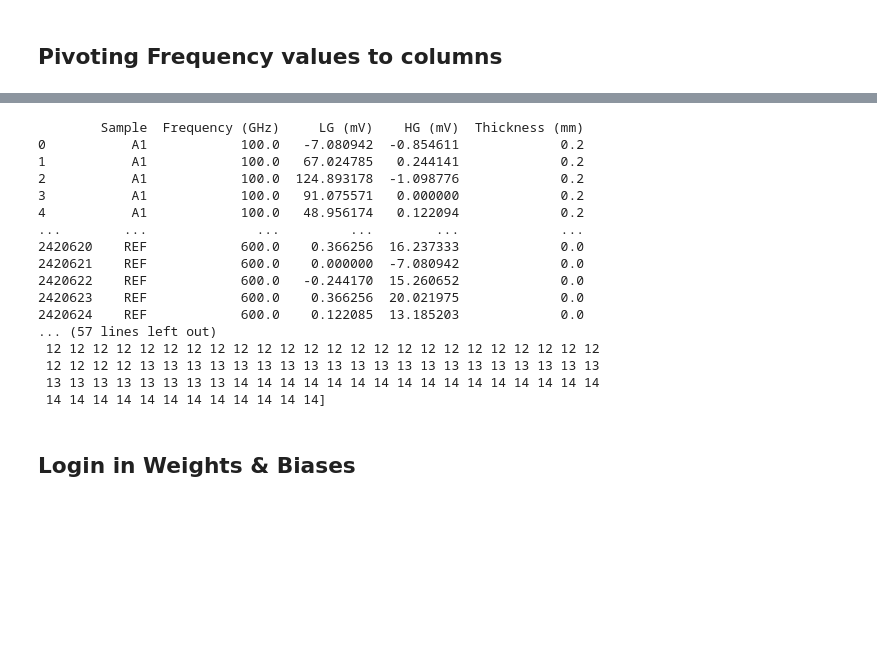
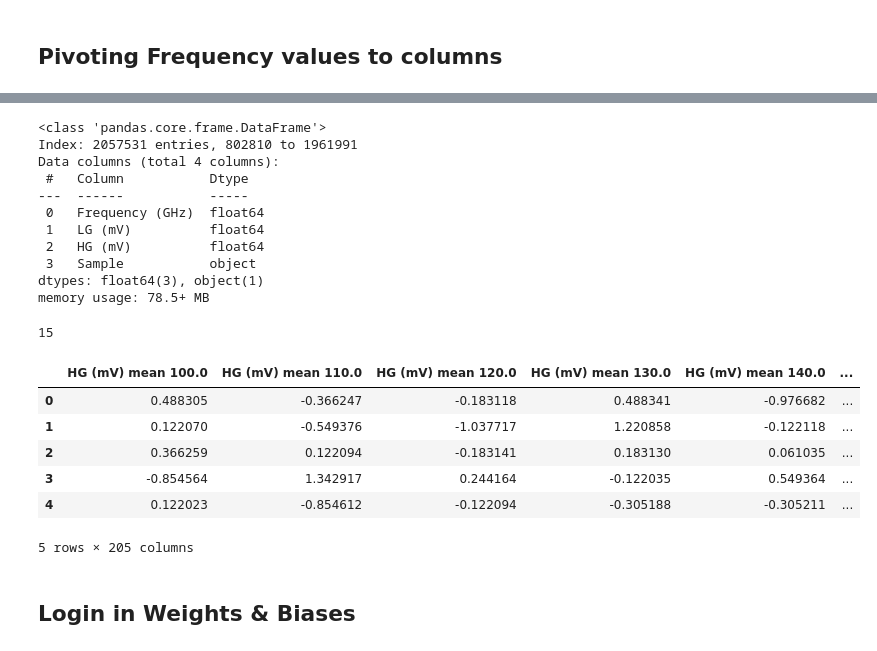
Before and after one commit to danimp94/PLASTICS-THz, a Jupyter notebook: src/scripts/notebook/Freq_Optimizacion_other_models.ipynb, the cells around one changed output, grey strips where cells are left out. Drawn from its saved outputs; the diff is of its cells as text; code cells hidden in the pictures; blank space fills up the shorter version.

```diff
--- a/src/scripts/notebook/Freq_Optimizacion_other_models.ipynb
+++ b/src/scripts/notebook/Freq_Optimizacion_other_models.ipynb
@@ -174,43 +162,40 @@ def freq_as_variable(df, data_percentage):
+# %%
+train_ex.info()
+# train_ex.describe()
+# %% [output]
+<class 'pandas.core.frame.DataFrame'>
+Index: 2057531 entries, 802810 to 1961991
+Data columns (total 4 columns):
+ #   Column           Dtype
+---  ------           -----
+ 0   Frequency (GHz)  float64
+ 1   LG (mV)          float64
+ 2   HG (mV)          float64
+ 3   Sample           object
+dtypes: float64(3), object(1)
+memory usage: 78.5+ MB
+# %%
+train_ex['Sample'].nunique()
+# %% [output]
+15
 # %%
-# Load the data from the directory
-input_path = 'C:/Users/Danim/Documents/GitHub/PIC-PAPER-01/data/experiment_1_plastics/processed_27s/training_file/test/'
-df = load_data_from_directory(input_path)
-
 # Introduce Frequency values as input variables
-df = freq_as_variable(df, data_percentage=3.7)
-# print(f'data : {df}')
+train_set_test = freq_as_variable(train_set, data_percentage=0.5)
+test_set_test = freq_as_variable(test_set, data_percentage=0.5)
+train_set_test.head()
+test_set_test.head()
 
 # Save the processed data to a CSV file
-output_path = 'C:/Users/Danim/Documents/GitHub/PIC-PAPER-01/data/experiment_1_plastics/processed_27s/training_file/test.csv'
-df.to_csv(output_path, sep = ';', index=False)
-
-# Split the data into X and y
-X, y = split_label(df)
-# print(f'data : {df}')
-print(f'X : {X}')
-print(f'y : {y}')
-
-# # Convert to PyTorch tensors
-# X_groups = torch.tensor(X_groups, dtype=torch.float32)
-# y_groups = torch.tensor(y_groups, dtype=torch.long)
+# output_path = 'C:/Users/Danim/Documents/GitHub/PIC-PAPER-01/data/experiment_1_plastics/processed_27s/training_file/test.csv'
+# df.to_csv(output_path, sep = ';', index=False)
 # %% [output]
+|  | HG (mV) mean 100.0 | HG (mV) mean 110.0 | HG (mV) mean 120.0 | HG (mV) mean 130.0 | HG (mV) mean 140.0 | ... |
+| 0 | 0.488305 | -0.366247 | -0.183118 | 0.488341 | -0.976682 | ... |
+| 1 | 0.122070 | -0.549376 | -1.037717 | 1.220858 | -0.122118 | ... |
+| 2 | 0.366259 | 0.122094 | -0.183141 | 0.183130 | 0.061035 | ... |
+| 3 | -0.854564 | 1.342917 | 0.244164 | -0.122035 | 0.549364 | ... |
+| 4 | 0.122023 | -0.854612 | -0.122094 | -0.305188 | -0.305211 | ... |
-        Sample  Frequency (GHz)     LG (mV)    HG (mV)  Thickness (mm)
-0           A1            100.0   -7.080942  -0.854611             0.2
-1           A1            100.0   67.024785   0.244141             0.2
-2           A1            100.0  124.893178  -1.098776             0.2
-3           A1            100.0   91.075571   0.000000             0.2
-4           A1            100.0   48.956174   0.122094             0.2
-...        ...              ...         ...        ...             ...
-2420620    REF            600.0    0.366256  16.237333             0.0
-2420621    REF            600.0    0.000000  -7.080942             0.0
-2420622    REF            600.0   -0.244170  15.260652             0.0
-2420623    REF            600.0    0.366256  20.021975             0.0
-2420624    REF            600.0    0.122085  13.185203             0.0
-... (57 lines left out)
- 12 12 12 12 12 12 12 12 12 12 12 12 12 12 12 12 12 12 12 12 12 12 12 12
- 12 12 12 12 13 13 13 13 13 13 13 13 13 13 13 13 13 13 13 13 13 13 13 13
- 13 13 13 13 13 13 13 13 14 14 14 14 14 14 14 14 14 14 14 14 14 14 14 14
- 14 14 14 14 14 14 14 14 14 14 14 14]
+5 rows × 205 columns
 # %% [markdown]
 ## Login in Weights & Biases
 # %%
```
Also changed, not shown: parts of 20 cells of this notebook.
